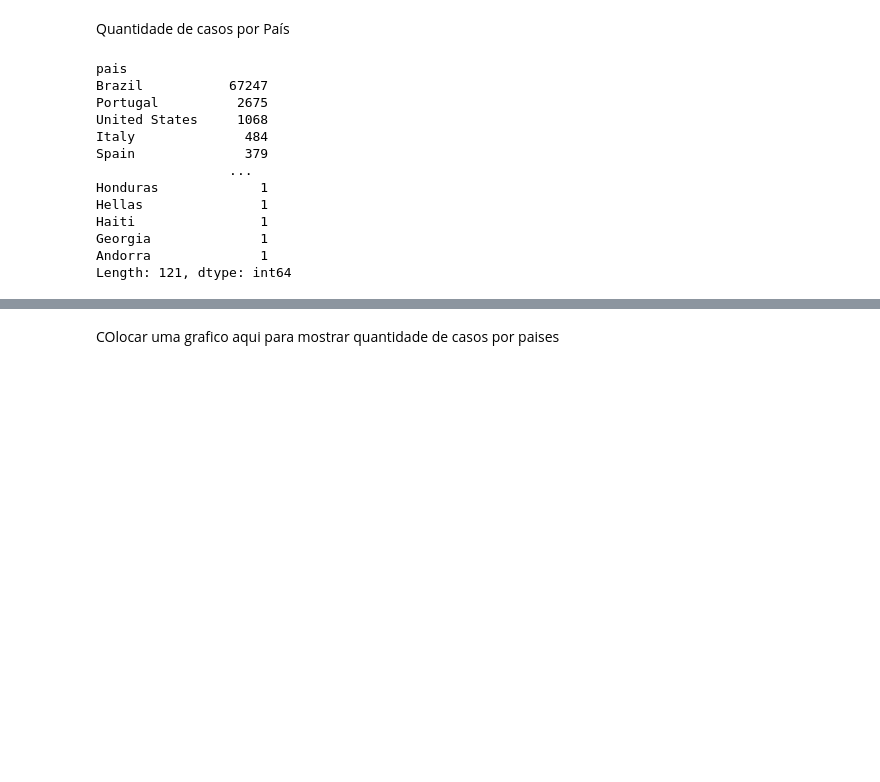
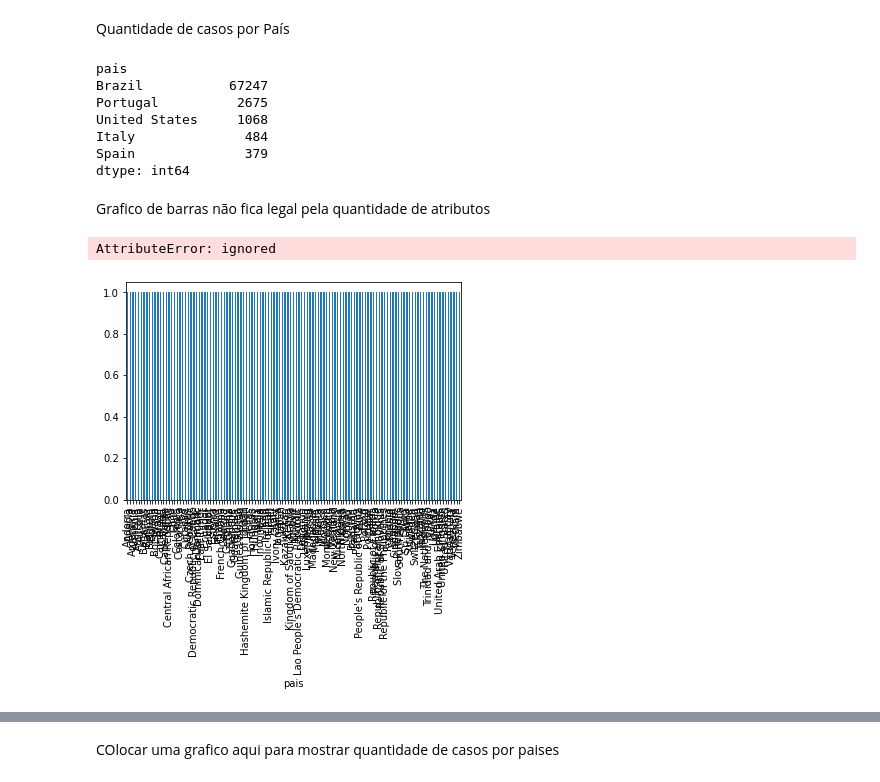
Before and after one commit to bmnds/uea-data-science-02-python-programming, a Jupyter notebook: trabalho_final.ipynb, the cells around one changed output, grey strips where cells are left out. Cells and saved outputs as stored; diff of their text form; code cells hidden in the pictures; blank space fills up the shorter version.

```diff
--- a/trabalho_final.ipynb
+++ b/trabalho_final.ipynb
@@ -142,8 +162,9 @@ array(['data', 'usuario', 'apelido', 'texto', 'retweet', 'seguidores',
 # %% [markdown]
 Quantidade de casos por País
 # %%
-twselectpais = tw.filter(items=['pais'])
-twselectpais.value_counts()
+twSelectPais = tw.filter(items=['pais'])
+contador = twSelectPais.value_counts()
+contador.head()
 # %% [output]
 pais
 Brazil           67247
@@ -151,10 +172,12 @@ Portugal          2675
 United States     1068
 Italy              484
 Spain              379
-                 ...
-Honduras             1
-Hellas               1
-Haiti                1
-Georgia              1
-Andorra              1
-Length: 121, dtype: int64
+dtype: int64
+# %% [markdown]
+Grafico de barras não fica legal pela quantidade de atributos
+# %%
+twselectpais.groupby('pais')['pais'].nunique().plot(kind='bar')
+twselectpais.show()
+# %% [output]
+AttributeError: ignored
+[figure, added]
```
Also changed, not shown: parts of 16 cells of this notebook.
